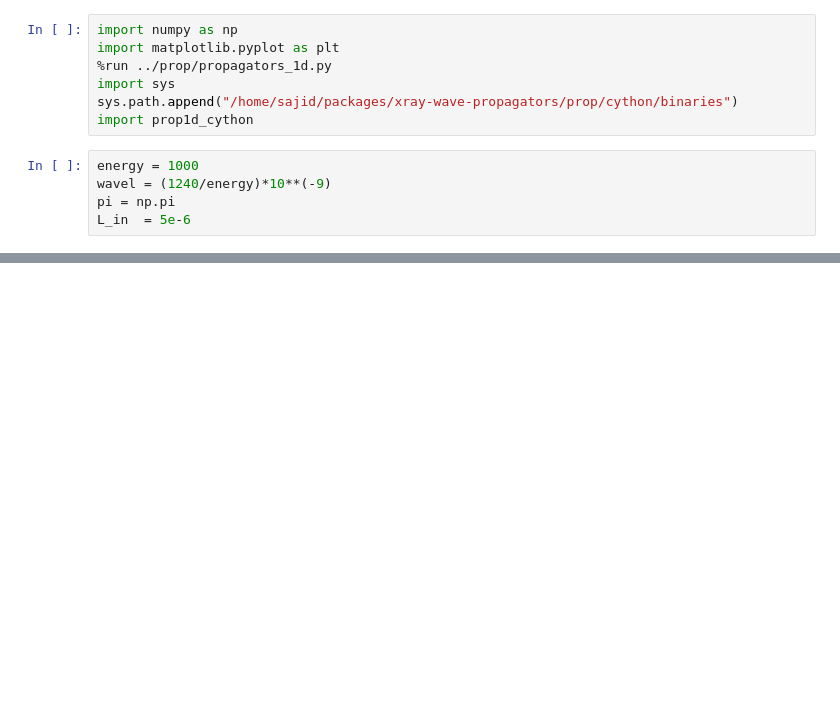
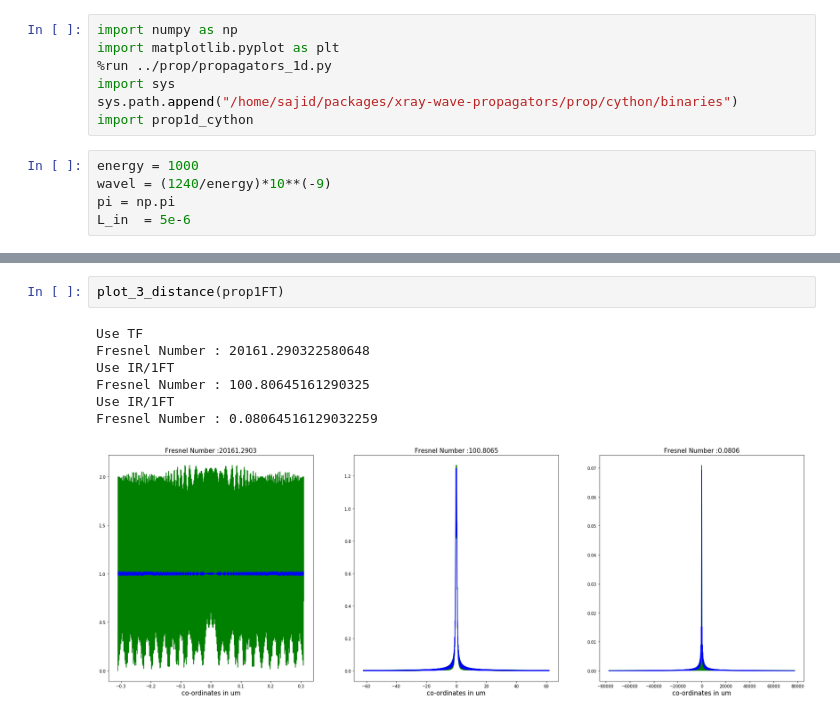
Before and after one commit to s-sajid-ali/xwp, a Jupyter notebook: 1d_tests/1d_multi_distance.ipynb, the cells around one changed output, grey strips where cells are left out. Saved outputs shown, nothing was run; the diff lists cells and outputs as text; blank space fills up the shorter version.

```diff
--- a/1d_tests/1d_multi_distance.ipynb
+++ b/1d_tests/1d_multi_distance.ipynb
@@ -69,0 +74,10 @@ Fresnel Number : 0.08064516129032259
+# %%
+plot_3_distance(prop1FT)
+# %% [output]
+Use TF
+Fresnel Number : 20161.290322580648
+Use IR/1FT
+Fresnel Number : 100.80645161290325
+Use IR/1FT
+Fresnel Number : 0.08064516129032259
+[figure, added]
```
Also changed, not shown: parts of 4 cells of this notebook, 14 other files.
